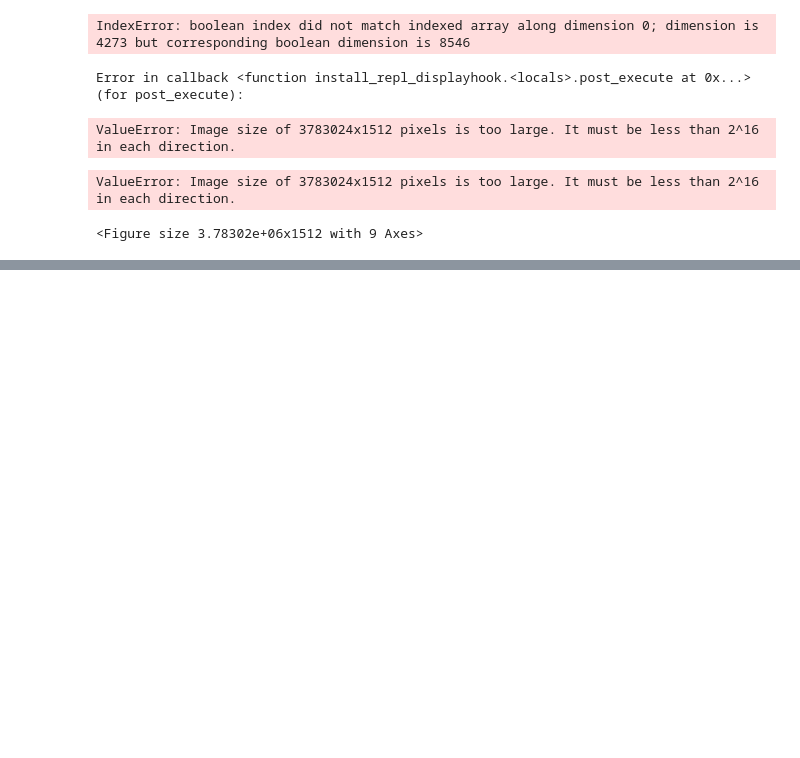
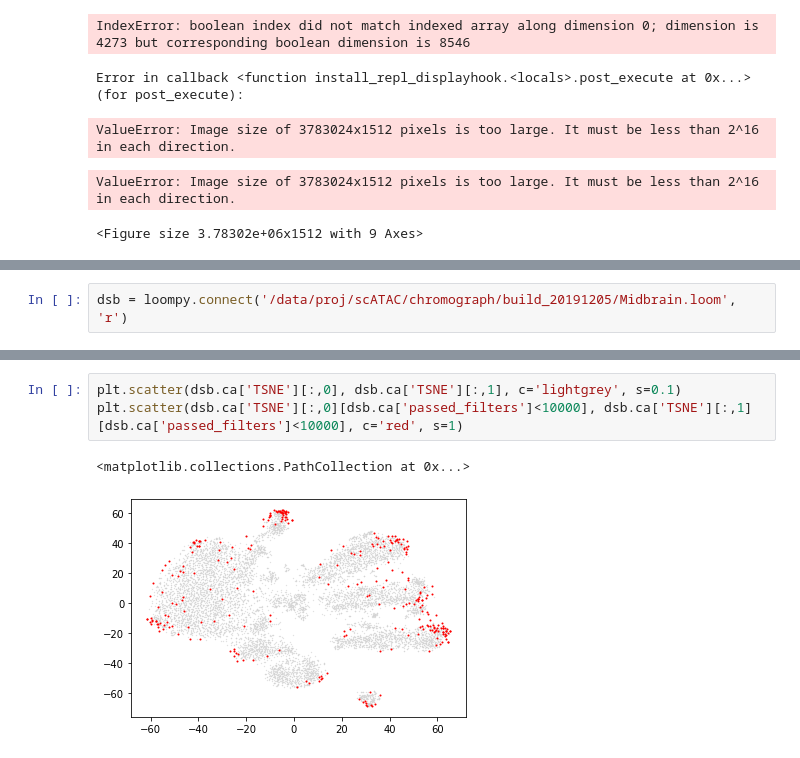
Before and after one commit to linnarsson-lab/chromograph, a Jupyter notebook: notebooks/Gene_counts.ipynb, the cells around one changed output, grey strips where cells are left out. Drawn from its saved outputs; the diff is of its cells as text; blank space fills up the shorter version.

```diff
--- a/notebooks/Gene_counts.ipynb
+++ b/notebooks/Gene_counts.ipynb
@@ -533,0 +543,2 @@ feature_plot(dsg, f_UMAP, dsg.ra['Gene'], embedding = 'UMAP')
+# %%
+dsb = loompy.connect('/data/proj/scATAC/chromograph/build_20191205/Midbrain.loom', 'r')
@@ -533,0 +697,6 @@ feature_plot(dsg, f_UMAP, dsg.ra['Gene'], embedding = 'UMAP')
+# %%
+plt.scatter(dsb.ca['TSNE'][:,0], dsb.ca['TSNE'][:,1], c='lightgrey', s=0.1)
+plt.scatter(dsb.ca['TSNE'][:,0][dsb.ca['passed_filters']<10000], dsb.ca['TSNE'][:,1][dsb.ca['passed_filters']<10000], c='red', s=1)
+# %% [output]
+<matplotlib.collections.PathCollection at 0x...>
+[figure, added]
```
Also changed, not shown: parts of 15 cells of this notebook, 16 other files.
